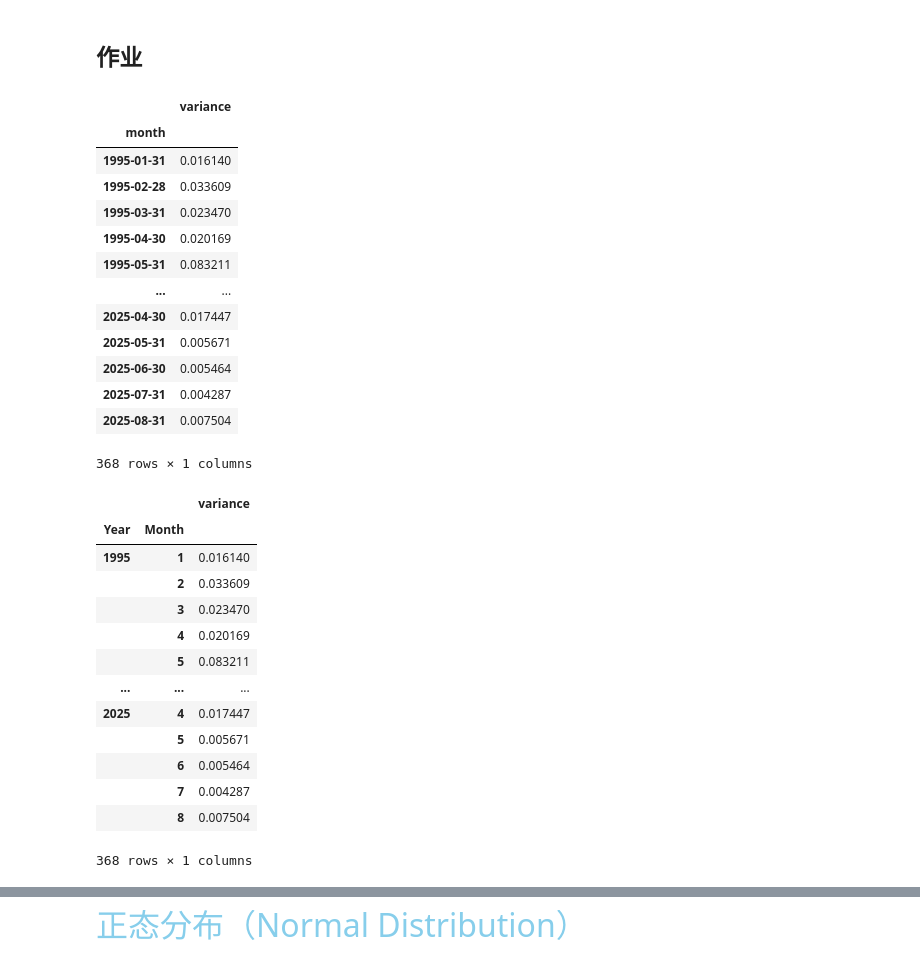
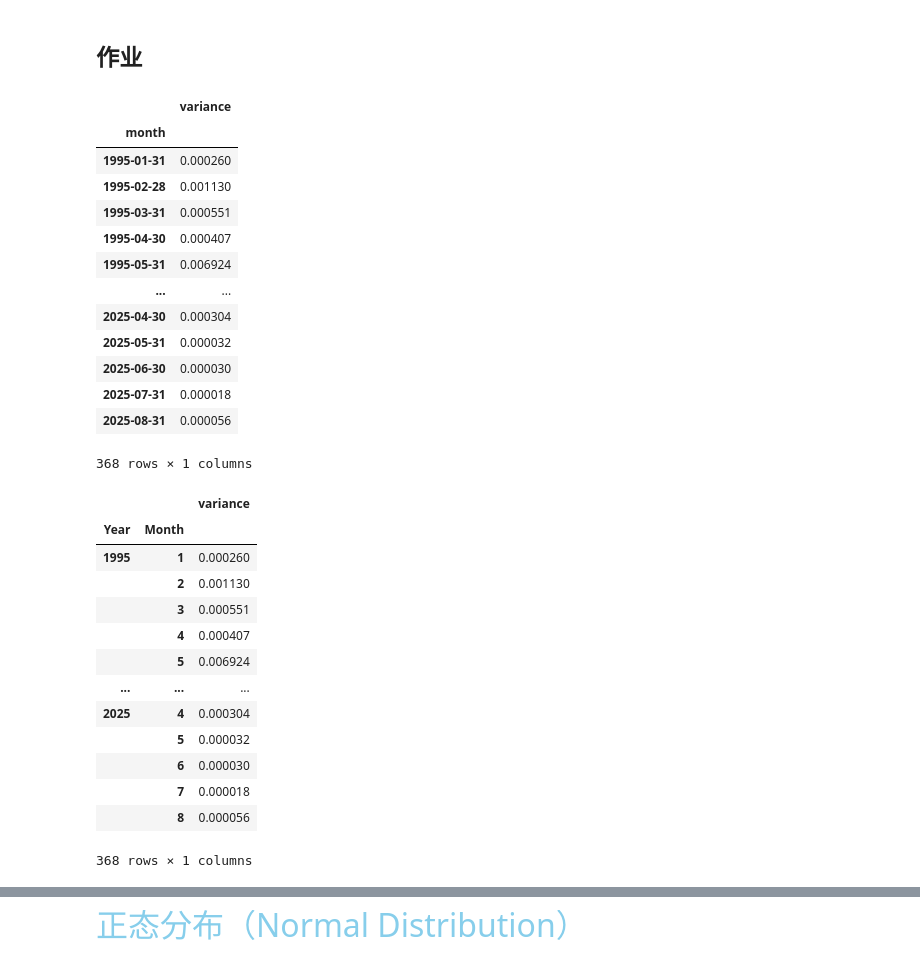
Before and after one commit to xiaxizuishuai/Python-, a Jupyter notebook: class4.ipynb, the cells around one changed output, grey strips where cells are left out. Drawn from its saved outputs; the diff is of its cells as text; code cells hidden in the pictures.

```diff
--- a/class4.ipynb
+++ b/class4.ipynb
@@ -447,43 +447,45 @@ sqrt(np.var(data_new['2000-01':'2024-09']['Raw_return']))
 # %% [markdown]
 ## 作业
 # %%
-#计算每个月的波动率resample方法
-monthly_std = np.sqrt(data_new.resample('ME')['Raw_return'].var()).to_frame(name = 'variance')
-monthly_std.index.name = 'month'
-monthly_std
+#计算每个月的波动率resample方法，波动率也就是方差。
+#这是基于统计学的方法，按理论的方差计算
+monthly_var = data_new.resample('ME')['Raw_return'].var().to_frame(name = 'variance')
+monthly_var.index.name = 'month'
+monthly_var
 # %% [output]
 |  | variance |
 | month |  |
-| 1995-01-31 | 0.016140 |
-| 1995-02-28 | 0.033609 |
-| 1995-03-31 | 0.023470 |
-| 1995-04-30 | 0.020169 |
-| 1995-05-31 | 0.083211 |
+| 1995-01-31 | 0.000260 |
+| 1995-02-28 | 0.001130 |
+| 1995-03-31 | 0.000551 |
+| 1995-04-30 | 0.000407 |
+| 1995-05-31 | 0.006924 |
 | ... | ... |
-| 2025-04-30 | 0.017447 |
-| 2025-05-31 | 0.005671 |
-| 2025-06-30 | 0.005464 |
-| 2025-07-31 | 0.004287 |
-| 2025-08-31 | 0.007504 |
+| 2025-04-30 | 0.000304 |
+| 2025-05-31 | 0.000032 |
+| 2025-06-30 | 0.000030 |
+| 2025-07-31 | 0.000018 |
+| 2025-08-31 | 0.000056 |
 368 rows × 1 columns
 # %%
-#计算每个月的波动率groupby方法
-monthly_std=np.sqrt(data_new.groupby([data_new.index.year, data_new.index.month])['Raw_return'].var()).to_frame(name='variance')
-monthly_std.index.names = ['Year', 'Month']
-monthly_std
+# 方法2：groupby计算每月的方差
+#这也是基于统计学的方法，按理论的方差计算
+monthly_var = data_new.groupby([data_new.index.year, data_new.index.month])['Raw_return'].var().to_frame(name='variance')
+monthly_var.index.names = ['Year', 'Month']
+monthly_var
 # %% [output]
 |  |  | variance |
 | Year | Month |  |
-| 1995 | 1 | 0.016140 |
-|  | 2 | 0.033609 |
-|  | 3 | 0.023470 |
-|  | 4 | 0.020169 |
-|  | 5 | 0.083211 |
+| 1995 | 1 | 0.000260 |
+|  | 2 | 0.001130 |
+|  | 3 | 0.000551 |
+|  | 4 | 0.000407 |
+|  | 5 | 0.006924 |
 | ... | ... | ... |
-| 2025 | 4 | 0.017447 |
-|  | 5 | 0.005671 |
-|  | 6 | 0.005464 |
-|  | 7 | 0.004287 |
-|  | 8 | 0.007504 |
+| 2025 | 4 | 0.000304 |
+|  | 5 | 0.000032 |
+|  | 6 | 0.000030 |
+|  | 7 | 0.000018 |
+|  | 8 | 0.000056 |
 368 rows × 1 columns
 # %%
```
Also changed, not shown: parts of 3 cells of this notebook.
